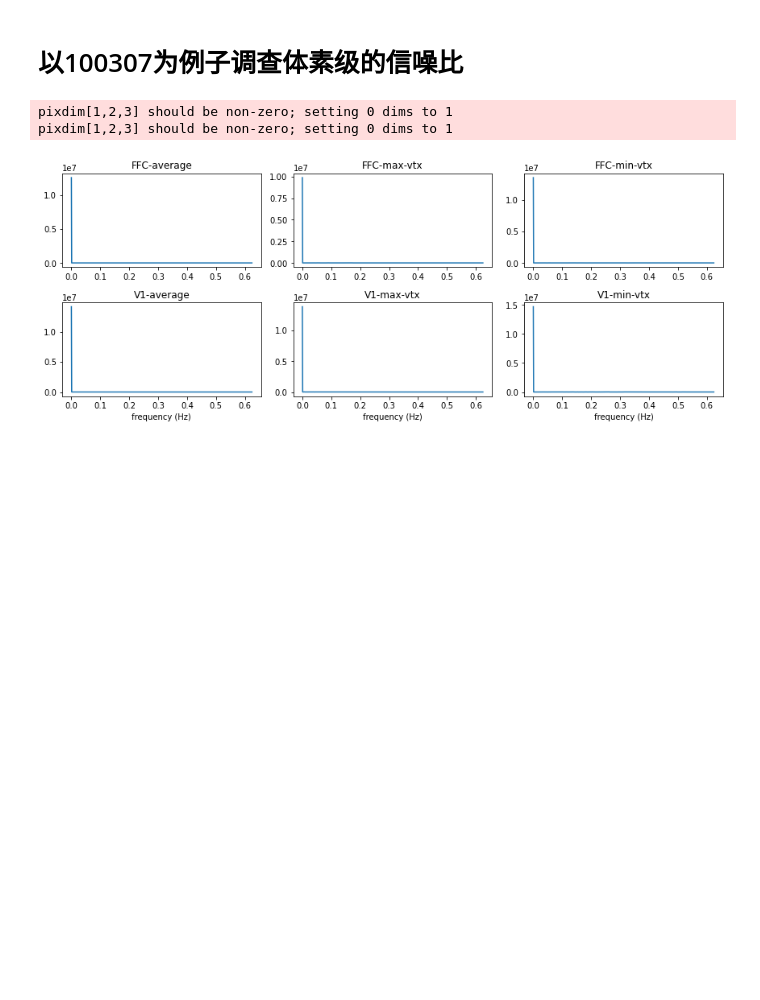
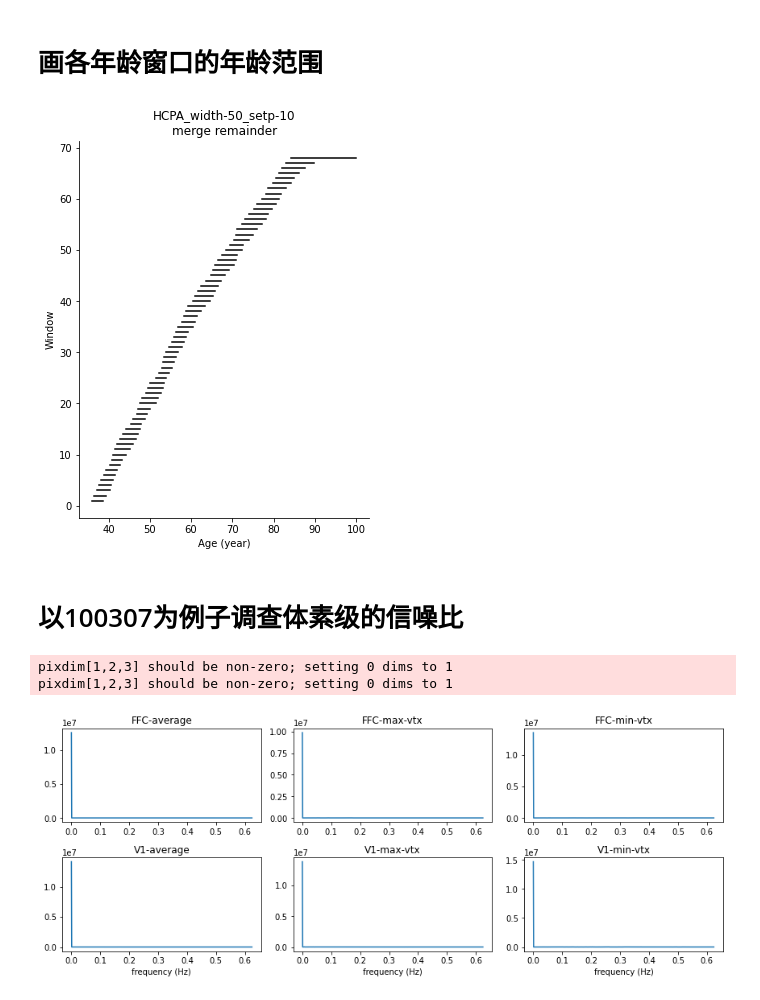
Before and after one commit to BNUCNL/nibrain, a Jupyter notebook: cxy_visual_dev/scripts/plot_tmp.ipynb, the cells around one changed output. Saved outputs shown, nothing was run; the diff lists cells and outputs as text; code cells hidden in the pictures; blank space fills up the shorter version.

```diff
--- a/cxy_visual_dev/scripts/plot_tmp.ipynb
+++ b/cxy_visual_dev/scripts/plot_tmp.ipynb
@@ -19,6 +20,16 @@ anal_dir = pjoin(proj_dir, 'analysis')
 work_dir = pjoin(anal_dir, 'plot/tmp')
 if not os.path.isdir(work_dir):
     os.makedirs(work_dir)
+# %% [markdown]
+# 画各年龄窗口的年龄范围
+# %%
+# AgeSlideWindow('HCPD', 50, 10, True).plot_sw_age_range(
+#     out_file=pjoin(work_dir, 'sw_age_range.jpg'), figsize=(4.8, 6.4))
+
+AgeSlideWindow('HCPA', 50, 10, True).plot_sw_age_range(
+    out_file=pjoin(work_dir, 'sw_age_range.jpg'), figsize=(4.8, 6.4))
+# %% [output]
+[figure, added]
 # %% [markdown]
 # 以100307为例子调查体素级的信噪比
 # %%
```
Also changed, not shown: parts of 1 cell of this notebook, 4 other files.
